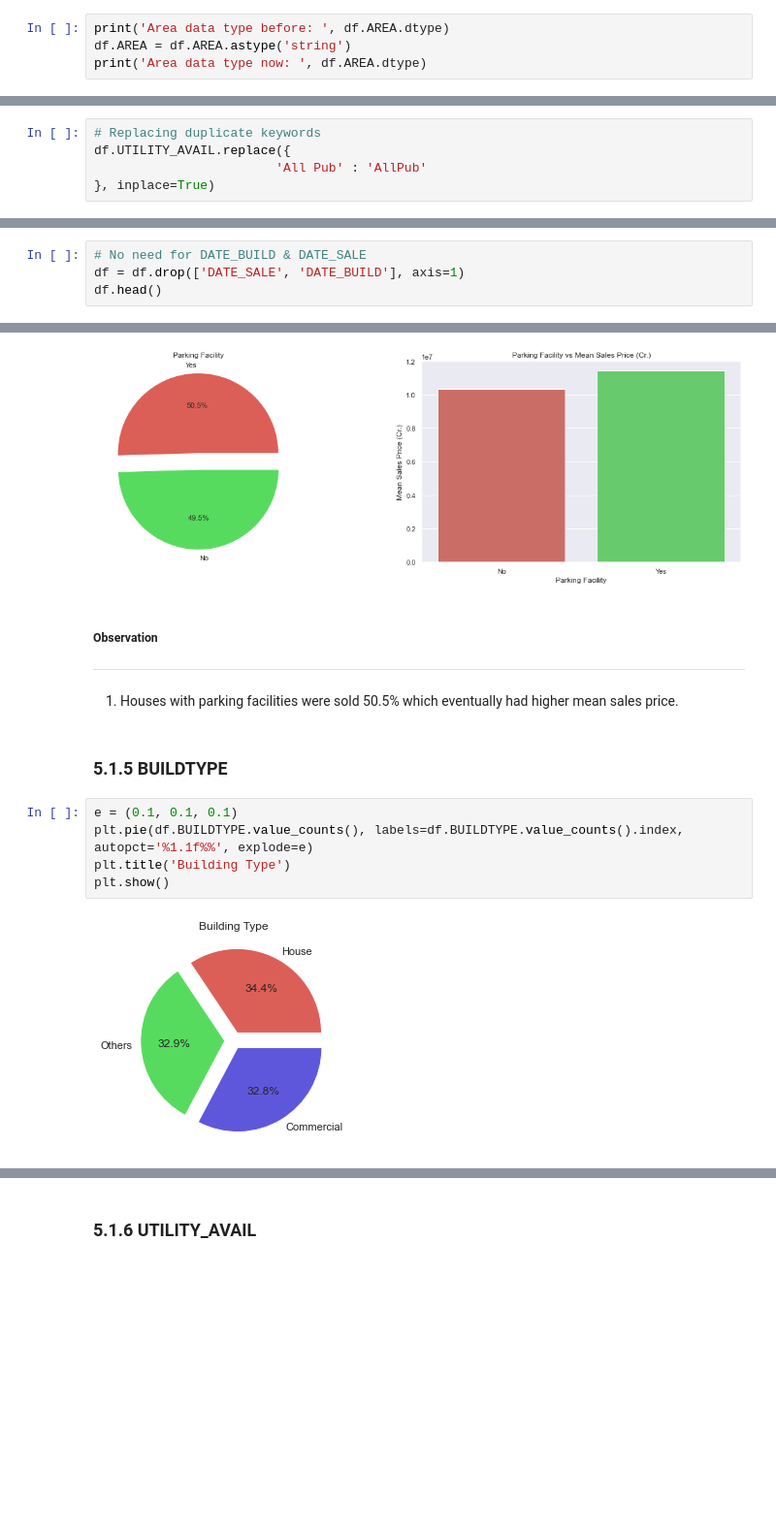
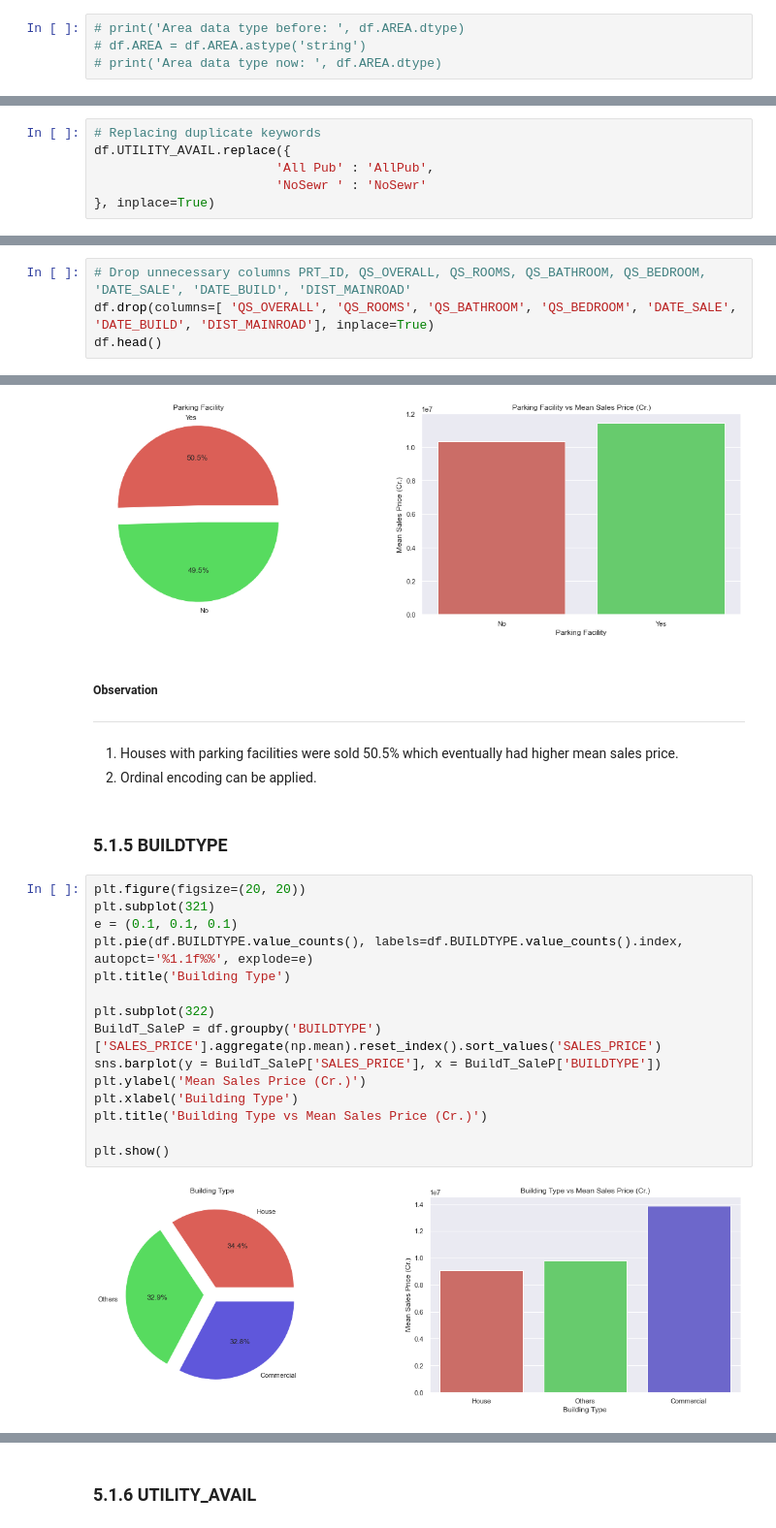
Before and after one commit to Jeyramana/House_Price_Predict, a Jupyter notebook: House_Price_Predict.ipynb, the cells around one changed output, grey strips where cells are left out. Shown at 97% size. Saved outputs shown, nothing was run; the diff lists cells and outputs as text; blank space fills up the shorter version.

Commit message:
EDA 80% done. Encoding done.

```diff
--- a/House_Price_Predict.ipynb
+++ b/House_Price_Predict.ipynb
@@ -278,6 +261,6 @@ print(df['AREA'].unique(), '\n Total unique areas: ', len(df['AREA'].unique()))
  'T Nagar']
  Total unique areas:  7
 # %%
-print('Area data type before: ', df.AREA.dtype)
-df.AREA = df.AREA.astype('string')
-print('Area data type now: ', df.AREA.dtype)
+# print('Area data type before: ', df.AREA.dtype)
+# df.AREA = df.AREA.astype('string')
+# print('Area data type now: ', df.AREA.dtype)
@@ -439,7 +419,8 @@ print(df.UTILITY_AVAIL.unique(), '\n Total unique keywords: ', len(df.UTILITY_AV
 # %%
 # Replacing duplicate keywords
 df.UTILITY_AVAIL.replace({
-                        'All Pub' : 'AllPub'
+                        'All Pub' : 'AllPub',
+                        'NoSewr ' : 'NoSewr'
 }, inplace=True)
 # %%
 # After Cleaning
@@ -594,7 +573,3 @@ df.head()
 | 4 | Karapakkam | 1226 | 2009-05-10 | 84 | 1 | 1 | 3 | AbNormal | Yes | ... |
 # %% [markdown]
 ## 4.2 Dimensionality Reduction
-# %%
-# No need for DATE_BUILD & DATE_SALE
-df = df.drop(['DATE_SALE', 'DATE_BUILD'], axis=1)
-df.head()
@@ -607,0 +601,4 @@ df.head()
+# %%
+# Drop unnecessary columns PRT_ID, QS_OVERALL, QS_ROOMS, QS_BATHROOM, QS_BEDROOM, 'DATE_SALE', 'DATE_BUILD', 'DIST_MAINROAD'
+df.drop(columns=[ 'QS_OVERALL', 'QS_ROOMS', 'QS_BATHROOM', 'QS_BEDROOM', 'DATE_SALE', 'DATE_BUILD', 'DIST_MAINROAD'], inplace=True)
+df.head()
@@ -826,12 +831,23 @@ plt.show()
 ##### Observation
 ------------------
 1. Houses with parking facilities were sold 50.5% which eventually had higher mean sales price.
+2. Ordinal encoding can be applied.
 # %% [markdown]
 ### 5.1.5 BUILDTYPE
 # %%
+plt.figure(figsize=(20, 20))
+plt.subplot(321)
 e = (0.1, 0.1, 0.1)
 plt.pie(df.BUILDTYPE.value_counts(), labels=df.BUILDTYPE.value_counts().index, autopct='%1.1f%%', explode=e)
 plt.title('Building Type')
+
+plt.subplot(322)
+BuildT_SaleP = df.groupby('BUILDTYPE')['SALES_PRICE'].aggregate(np.mean).reset_index().sort_values('SALES_PRICE')
+sns.barplot(y = BuildT_SaleP['SALES_PRICE'], x = BuildT_SaleP['BUILDTYPE'])
+plt.ylabel('Mean Sales Price (Cr.)')
+plt.xlabel('Building Type')
+plt.title('Building Type vs Mean Sales Price (Cr.)')
+
 plt.show()
 # %% [output]
-[figure, old version]
+[figure, new version]
```
Also changed, not shown: parts of 56 cells of this notebook.
